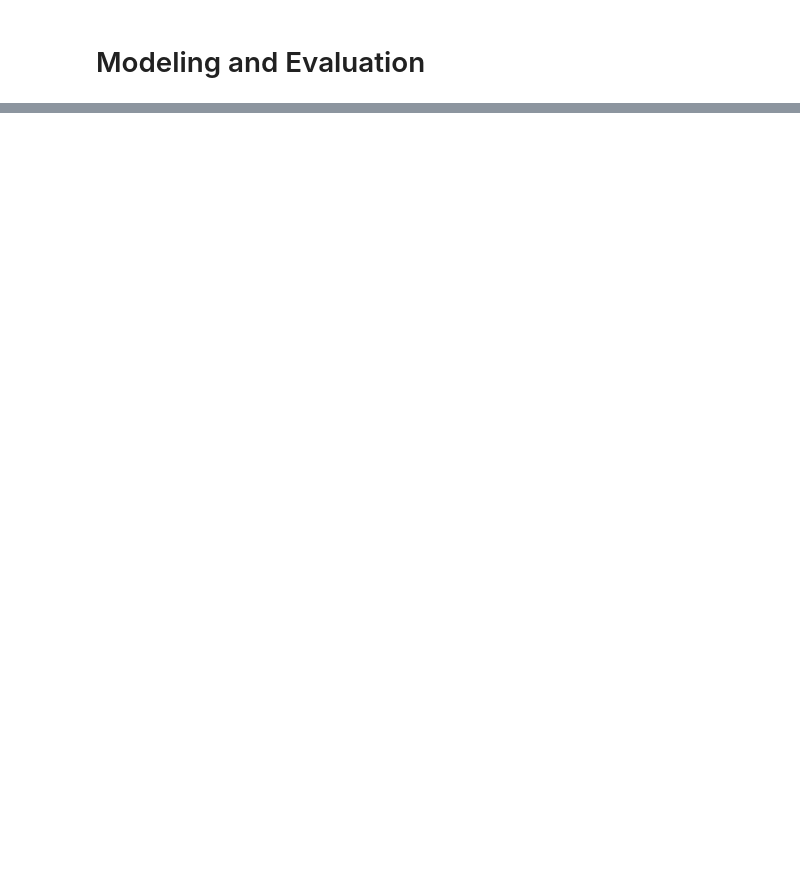
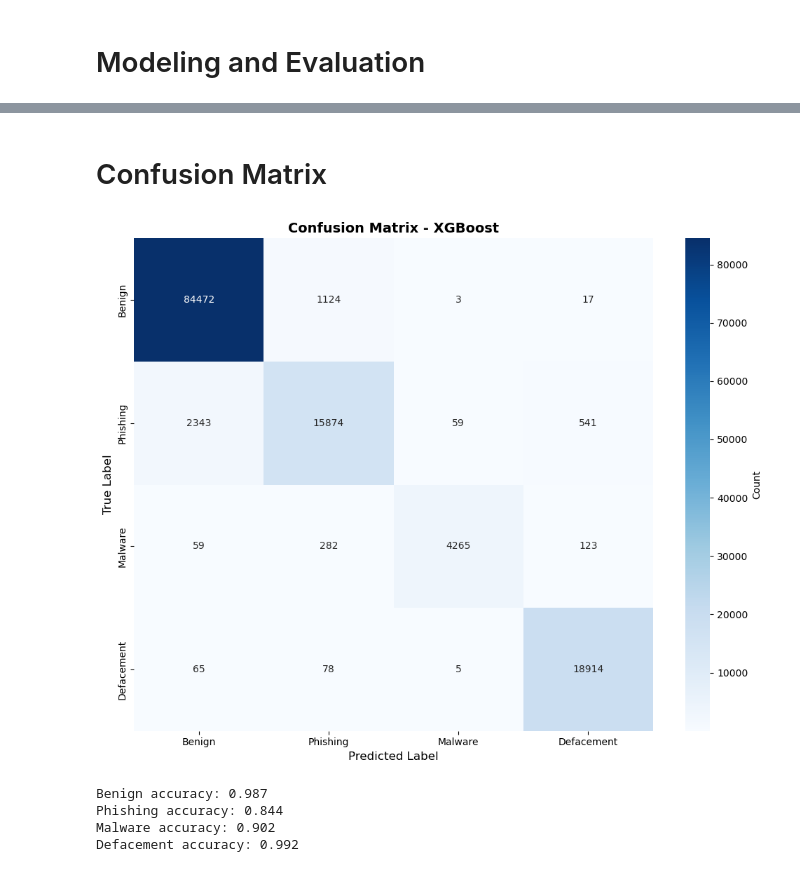
Before and after one commit to kyrikonis/phishing-web-detection, a Jupyter notebook: notebooks/03_modeling_and_eval.ipynb.ipynb, the cells around one changed output, grey strips where cells are left out. Saved outputs shown, nothing was run; the diff lists cells and outputs as text; code cells hidden in the pictures; blank space fills up the shorter version.

Commit message:
modeling completed, xgboost performs best

```diff
--- a/notebooks/03_modeling_and_eval.ipynb.ipynb
+++ b/notebooks/03_modeling_and_eval.ipynb.ipynb
@@ -232,0 +187,3 @@ Saved RandomForest model to ../models/
+# %%
+results_df = pd.DataFrame(results).T
+results_df.round(4)
@@ -232,0 +194,4 @@ Saved RandomForest model to ../models/
+# %%
+best_model_name = results_df['f1_weighted'].idxmax()
+best_model = models[best_model_name][2]
+best_pred = models[best_model_name][0]
@@ -232,0 +206,3 @@ Saved RandomForest model to ../models/
+# %%
+class_names = ['Benign', 'Phishing', 'Malware', 'Defacement']
+print(classification_report(y_test, best_pred, target_names=class_names))
@@ -232,0 +220,30 @@ Saved RandomForest model to ../models/
+# %% [markdown]
+# Confusion Matrix
+# %%
+cm = confusion_matrix(y_test, best_pred)
+# %%
+plt.figure(figsize=(10, 8))
+sns.heatmap(cm,
+            annot=True,
+            fmt='d',
+            cmap='Blues',
+            xticklabels=class_names,
+            yticklabels=class_names,
+            cbar_kws={'label': 'Count'})
+
+plt.title(f'Confusion Matrix - {best_model_name}', fontsize=14, fontweight='bold')
+plt.ylabel('True Label', fontsize=12)
+plt.xlabel('Predicted Label', fontsize=12)
+plt.tight_layout()
+plt.show()
+# %% [output]
+[figure, added]
+# %%
+class_accuracies = cm.diagonal() / cm.sum(axis=1)
+for i, (class_name, acc) in enumerate(zip(class_names, class_accuracies)):
+    print(f"{class_name} accuracy: {acc:.3f}")
+# %% [output]
+Benign accuracy: 0.987
+Phishing accuracy: 0.844
+Malware accuracy: 0.902
+Defacement accuracy: 0.992
```
Also changed, not shown: parts of 71 cells of this notebook, 1 other file.
